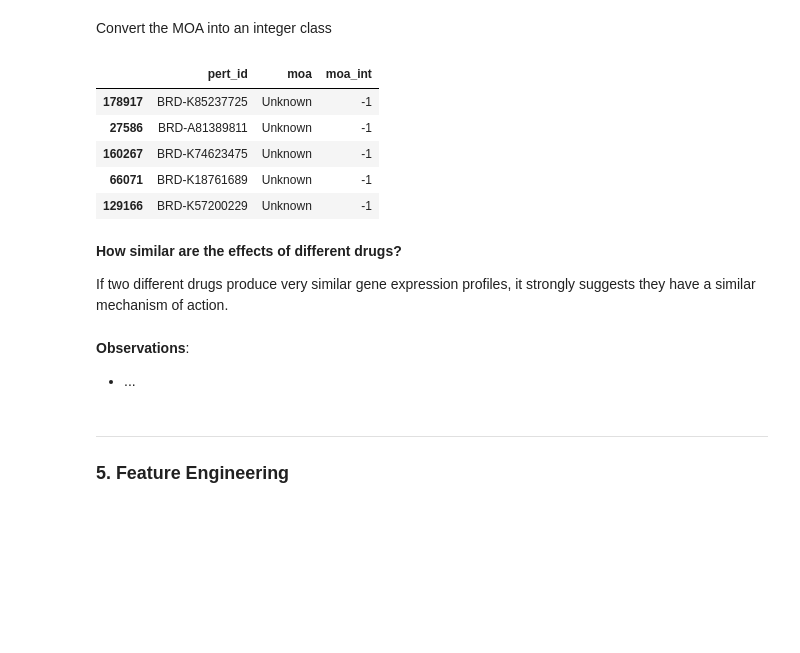
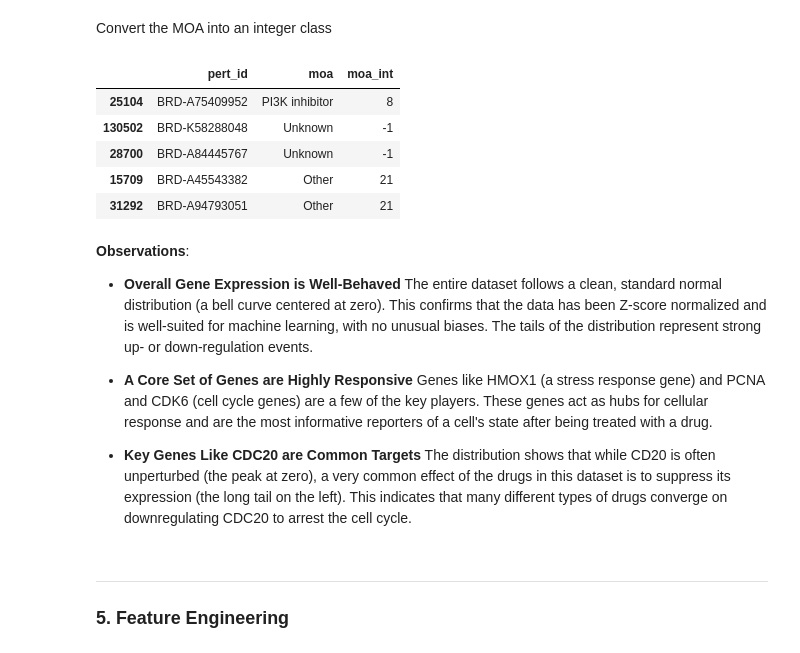
Before and after one commit to Djtrainer/cancer_research, a Jupyter notebook: notebooks/drug_induced_gene_expression_prediction.ipynb, the cells around one changed output. Saved outputs shown, nothing was run; the diff lists cells and outputs as text; code cells hidden in the pictures; blank space fills up the shorter version.

Commit message:
start cleaning up notebook

```diff
--- a/notebooks/drug_induced_gene_expression_prediction.ipynb
+++ b/notebooks/drug_induced_gene_expression_prediction.ipynb
@@ -113,8 +113,6 @@ GCTX_DATA_PATH = os.path.join(
 GENE_INFO_PATH = os.path.join(DATA_PATH, "GSE92742_Broad_LINCS_gene_info.txt")
 PERTURBATION_DATA_PATH = os.path.join(DATA_PATH, "GSE92742_Broad_LINCS_pert_info.txt")
 SIGNATURE_DATA_PATH = os.path.join(DATA_PATH, "GSE92742_Broad_LINCS_sig_info.txt")
-MOA_DATA_PATH = os.path.join(
-    DATA_PATH, "repurposing_drugs_20180907.txt"
-)
+MOA_DATA_PATH = os.path.join(DATA_PATH, "repurposing_drugs_20180907.txt")
 # %% [markdown]
 ---
@@ -968,7 +1193,9 @@ DMSO_PERT_ID = "DMSO"
 
 df_sig_dmso = df_sig[df_sig["sig_id"] == DMSO_SIG_ID]
 
-dmso_sig_row = df_sig_dmso.drop(columns=["pert_iname", "pert_type"]).merge(df_per, on="pert_id", how="left")
+dmso_sig_row = df_sig_dmso.drop(columns=["pert_iname", "pert_type"]).merge(
+    df_per, on="pert_id", how="left"
+)
 dmso_sig_row
 # %% [output]
 |  | sig_id | pert_id | cell_id | pert_dose | pert_dose_unit | pert_idose | pert_time | pert_time_unit | ... |
@@ -980,10 +1209,7 @@ df_all=pd.merge(df_all, dmso_df.mean(axis=1).rename(DMSO_SIG_ID), left_index=Tru
 # %% [markdown]
 Also, add the DMSO row to the df_merged
 # %%
-df_merged = pd.concat([
-    df_merged,
-    dmso_sig_row
-], axis=0)
+df_merged = pd.concat([df_merged, dmso_sig_row], axis=0)
 # %% [markdown]
 #### Average all Replicate Experiments
 # %%
@@ -1101,22 +1327,20 @@ df_merged["moa"] = df_merged["moa"].apply(
 # %% [markdown]
 Convert the MOA into an integer class
 # %%
-top_classes_minus_unknown = [top_class for top_class in top_moa_classes if top_class != "Unknown"]
+top_classes_minus_unknown = [
+    top_class for top_class in top_moa_classes if top_class != "Unknown"
+]
 moa_to_int = {moa: i for i, moa in enumerate(top_classes_minus_unknown + ["Other"])}
 moa_to_int["Unknown"] = -1
-int_to_moa = {i: moa for moa, i in moa_to_int.items()} # for later use in decoding
+int_to_moa = {i: moa for moa, i in moa_to_int.items()}  # for later use in decoding
 
-df_merged['moa_int'] = df_merged['moa'].map(moa_to_int)
+df_merged["moa_int"] = df_merged["moa"].map(moa_to_int)
 
 df_merged[["pert_id", "moa", "moa_int"]].sample(5)
 # %% [output]
 |  | pert_id | moa | moa_int |
-| 178917 | BRD-K85237725 | Unknown | -1 |
-| 27586 | BRD-A81389811 | Unknown | -1 |
-| 160267 | BRD-K74623475 | Unknown | -1 |
-| 66071 | BRD-K18761689 | Unknown | -1 |
-| 129166 | BRD-K57200229 | Unknown | -1 |
+| 25104 | BRD-A75409952 | PI3K inhibitor | 8 |
+| 130502 | BRD-K58288048 | Unknown | -1 |
+| 28700 | BRD-A84445767 | Unknown | -1 |
+| 15709 | BRD-A45543382 | Other | 21 |
+| 31292 | BRD-A94793051 | Other | 21 |
-# %% [markdown]
-**How similar are the effects of different drugs?**
-
-If two different drugs produce very similar gene expression profiles, it strongly suggests they have a similar mechanism of action.
@@ -1126,6 +1347,10 @@ If two different drugs produce very similar gene expression profiles, it strongl
-# %% [markdown]
-**Observations**:
-* ...
+# %% [markdown]
+**Observations**:
+* **Overall Gene Expression is Well-Behaved** The entire dataset follows a clean, standard normal distribution (a bell curve centered at zero). This confirms that the data has been Z-score normalized and is well-suited for machine learning, with no unusual biases. The tails of the distribution represent strong up- or down-regulation events.
+
+* **A Core Set of Genes are Highly Responsive** Genes like HMOX1 (a stress response gene) and PCNA and CDK6 (cell cycle genes) are a few of the key players. These genes act as hubs for cellular response and are the most informative reporters of a cell's state after being treated with a drug.
+
+* **Key Genes Like CDC20 are Common Targets** The distribution shows that while CD20 is often unperturbed (the peak at zero), a very common effect of the drugs in this dataset is to suppress its expression (the long tail on the left). This indicates that many different types of drugs converge on downregulating CDC20 to arrest the cell cycle.
 # %% [markdown]
 ---
 ### 5. Feature Engineering <a class="anchor" id="feature-engineering"></a>
```
Also changed, not shown: parts of 52 cells of this notebook, 1 other file.
